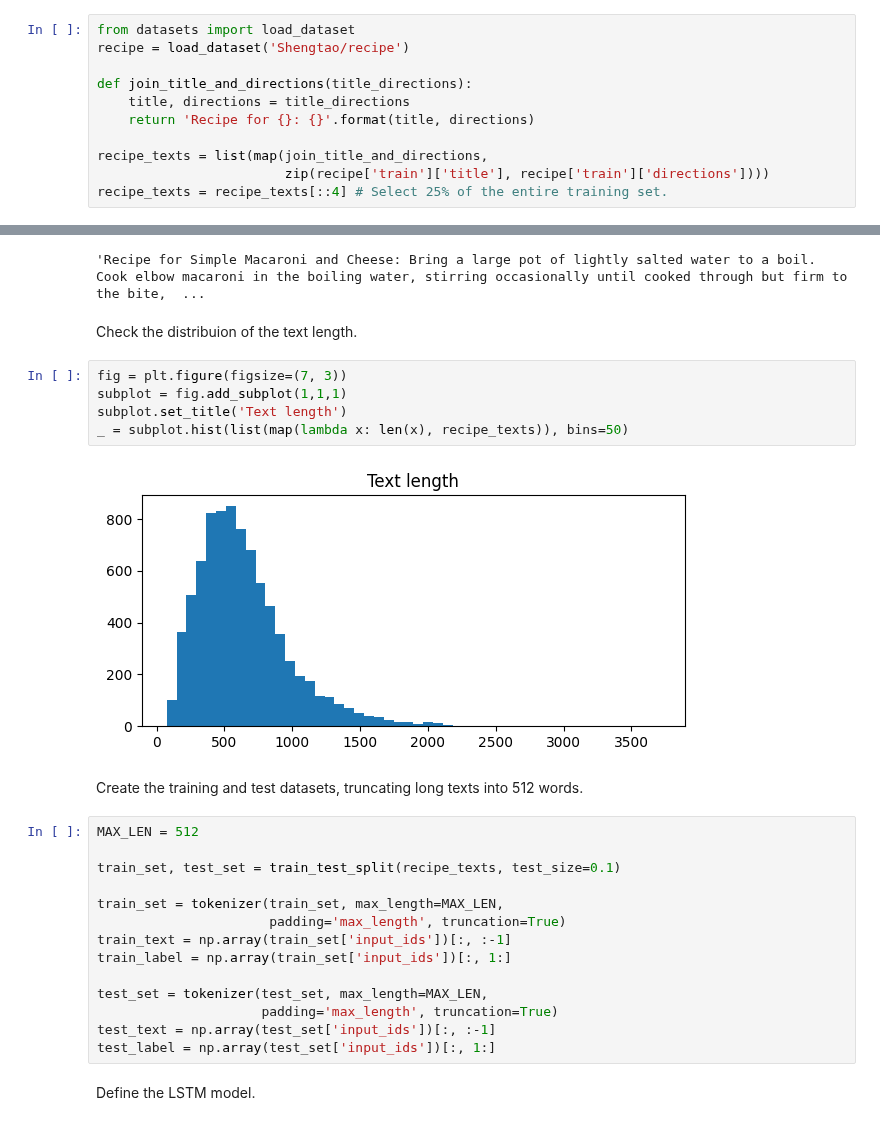
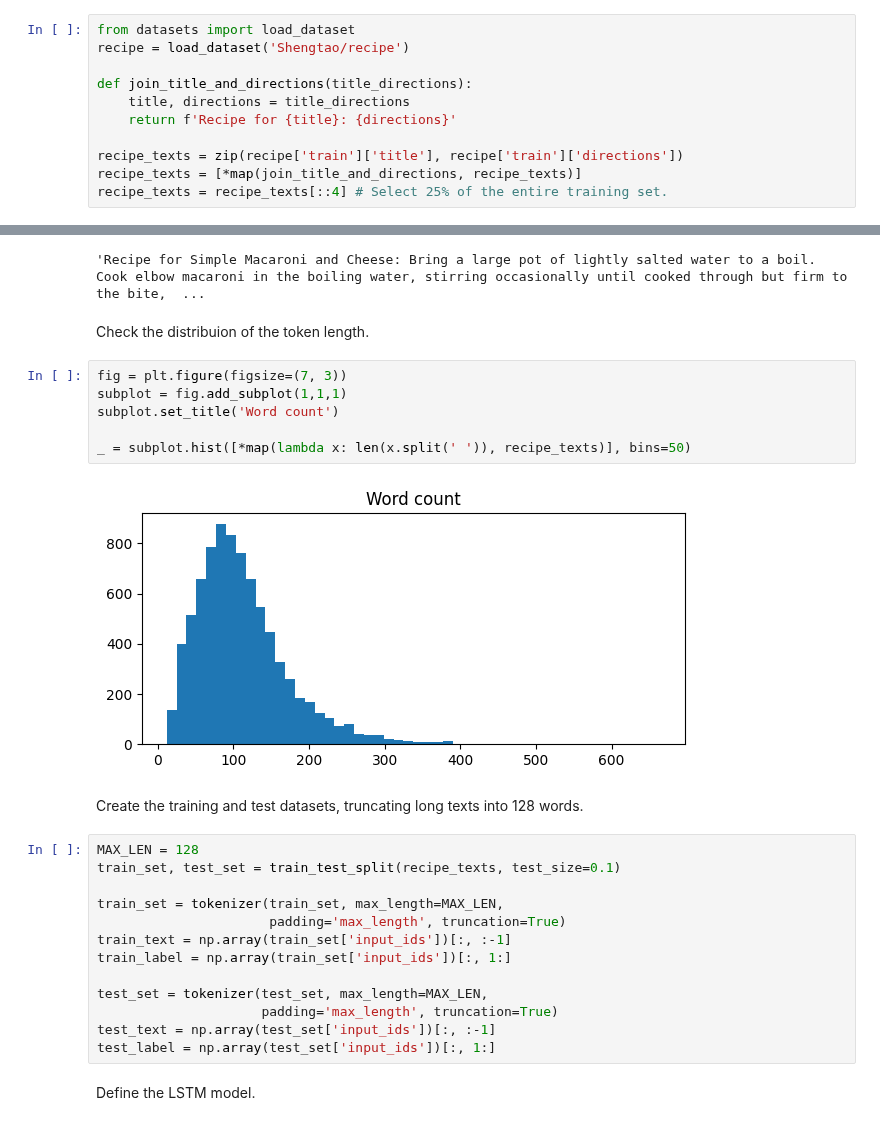
Before and after one commit to enakai00/colab_GenAI_lecture, a Jupyter notebook: Part03/2. LSTM recipe generator training.ipynb, the cells around one changed output, grey strips where cells are left out. Drawn from its saved outputs; the diff is of its cells as text.

```diff
--- a/Part03/2. LSTM recipe generator training.ipynb
+++ b/Part03/2. LSTM recipe generator training.ipynb
@@ -60,29 +55,29 @@ recipe = load_dataset('Shengtao/recipe')
 
 def join_title_and_directions(title_directions):
     title, directions = title_directions
-    return 'Recipe for {}: {}'.format(title, directions)
+    return f'Recipe for {title}: {directions}'
 
-recipe_texts = list(map(join_title_and_directions,
-                        zip(recipe['train']['title'], recipe['train']['directions'])))
+recipe_texts = zip(recipe['train']['title'], recipe['train']['directions'])
+recipe_texts = [*map(join_title_and_directions, recipe_texts)]
 recipe_texts = recipe_texts[::4] # Select 25% of the entire training set.
 # %%
 recipe_texts[0]
 # %% [output]
 'Recipe for Simple Macaroni and Cheese: Bring a large pot of lightly salted water to a boil. Cook elbow macaroni in the boiling water, stirring occasionally until cooked through but firm to the bite,  ...
 # %% [markdown]
-Check the distribuion of the text length.
+Check the distribuion of the token length.
 # %%
 fig = plt.figure(figsize=(7, 3))
 subplot = fig.add_subplot(1,1,1)
-subplot.set_title('Text length')
-_ = subplot.hist(list(map(lambda x: len(x), recipe_texts)), bins=50)
+subplot.set_title('Word count')
+
+_ = subplot.hist([*map(lambda x: len(x.split(' ')), recipe_texts)], bins=50)
 # %% [output]
-[figure, old version]
+[figure, new version]
 # %% [markdown]
-Create the training and test datasets, truncating long texts into 512 words.
+Create the training and test datasets, truncating long texts into 128 words.
 # %%
-MAX_LEN = 512
-
+MAX_LEN = 128
 train_set, test_set = train_test_split(recipe_texts, test_size=0.1)
 
 train_set = tokenizer(train_set, max_length=MAX_LEN,
```
Also changed, not shown: parts of 7 cells of this notebook, 2 other files.
